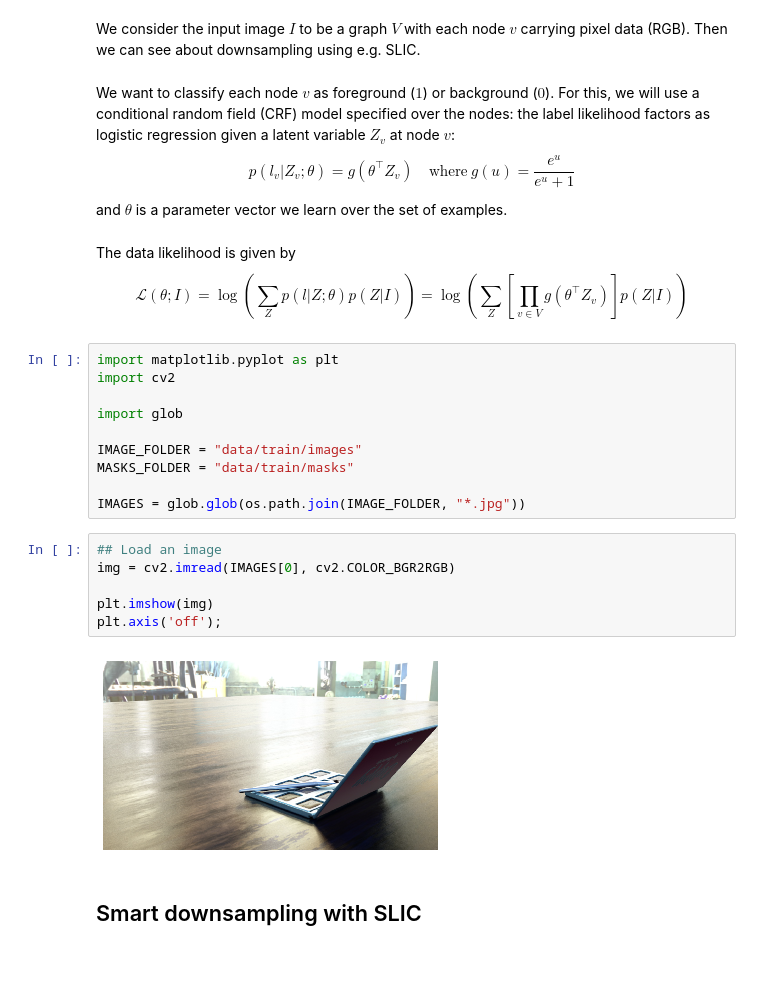
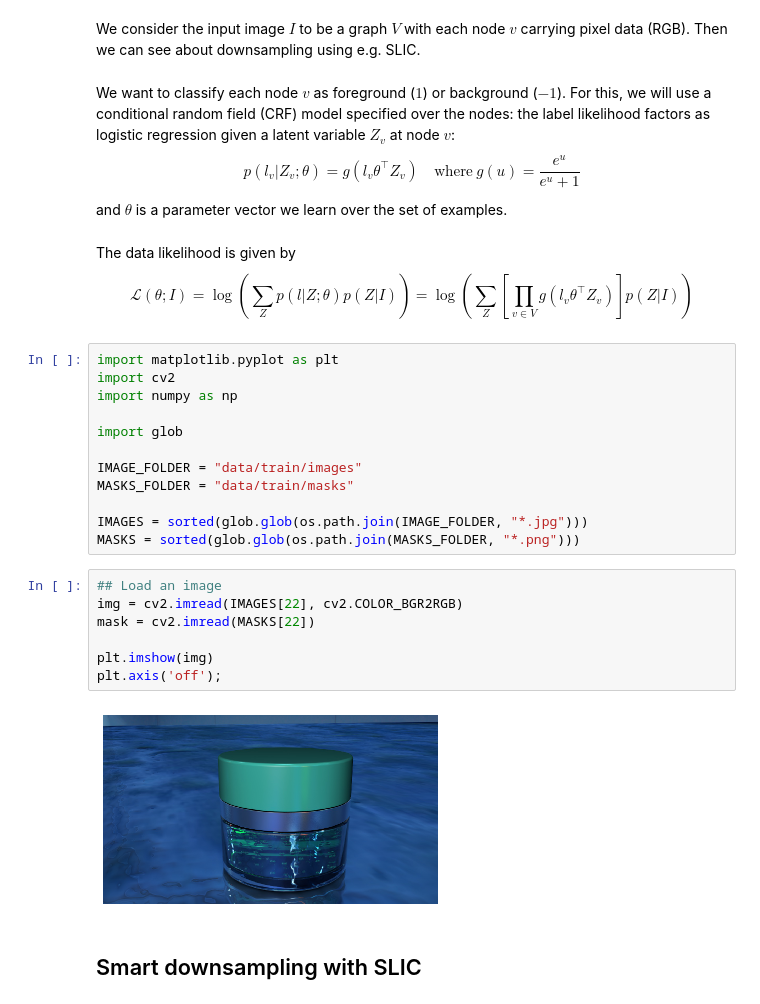
Before and after one commit to JulesSanchez/PhotoRoom-Object-Segmentation, a Jupyter notebook: notebooks/crf.ipynb, the cells around one changed output. Drawn from its saved outputs; the diff is of its cells as text; blank space fills up the shorter version.

```diff
--- a/notebooks/crf.ipynb
+++ b/notebooks/crf.ipynb
@@ -8,9 +8,9 @@ os.chdir("../")
 # %% [markdown]
 We consider the input image $I$ to be a graph $V$ with each node $v$ carrying pixel data (RGB). Then we can see about downsampling using e.g. SLIC.
 # %% [markdown]
-We want to classify each node $v$ as foreground ($1$) or background ($0$). For this, we will use a conditional random field (CRF) model specified over the nodes: the label likelihood factors as logistic regression given a latent variable $Z_v$ at node $v$:
+We want to classify each node $v$ as foreground ($1$) or background ($-1$). For this, we will use a conditional random field (CRF) model specified over the nodes: the label likelihood factors as logistic regression given a latent variable $Z_v$ at node $v$:
 $$
-    p(l_v|Z_v;\theta) = g(\theta^\intercal Z_v)\quad
+    p(l_v|Z_v;\theta) = g(l_v\theta^\intercal Z_v)\quad
     \text{where}\ g(u) = \frac{e^u}{e^u + 1}
 $$
 and $\theta$ is a parameter vector we learn over the set of examples.
@@ -22,27 +22,30 @@ $$
     \right) =
     \log\left(\sum_Z
     \left[ \prod_{v\in V}
-            g(\theta^\intercal Z_v)\right] p(Z|I)
+            g(l_v\theta^\intercal Z_v)\right] p(Z|I)
     \right)
 $$
 # %%
 import matplotlib.pyplot as plt
 import cv2
+import numpy as np
 
 import glob
 
 IMAGE_FOLDER = "data/train/images"
 MASKS_FOLDER = "data/train/masks"
 
-IMAGES = glob.glob(os.path.join(IMAGE_FOLDER, "*.jpg"))
+IMAGES = sorted(glob.glob(os.path.join(IMAGE_FOLDER, "*.jpg")))
+MASKS = sorted(glob.glob(os.path.join(MASKS_FOLDER, "*.png")))
 # %%
 ## Load an image
-img = cv2.imread(IMAGES[0], cv2.COLOR_BGR2RGB)
+img = cv2.imread(IMAGES[22], cv2.COLOR_BGR2RGB)
+mask = cv2.imread(MASKS[22])
 
 plt.imshow(img)
 plt.axis('off');
 # %% [output]
-[figure, old version]
+[figure, new version]
 # %% [markdown]
 ## Smart downsampling with SLIC
 # %% [markdown]
```
Also changed, not shown: parts of 24 cells of this notebook.
